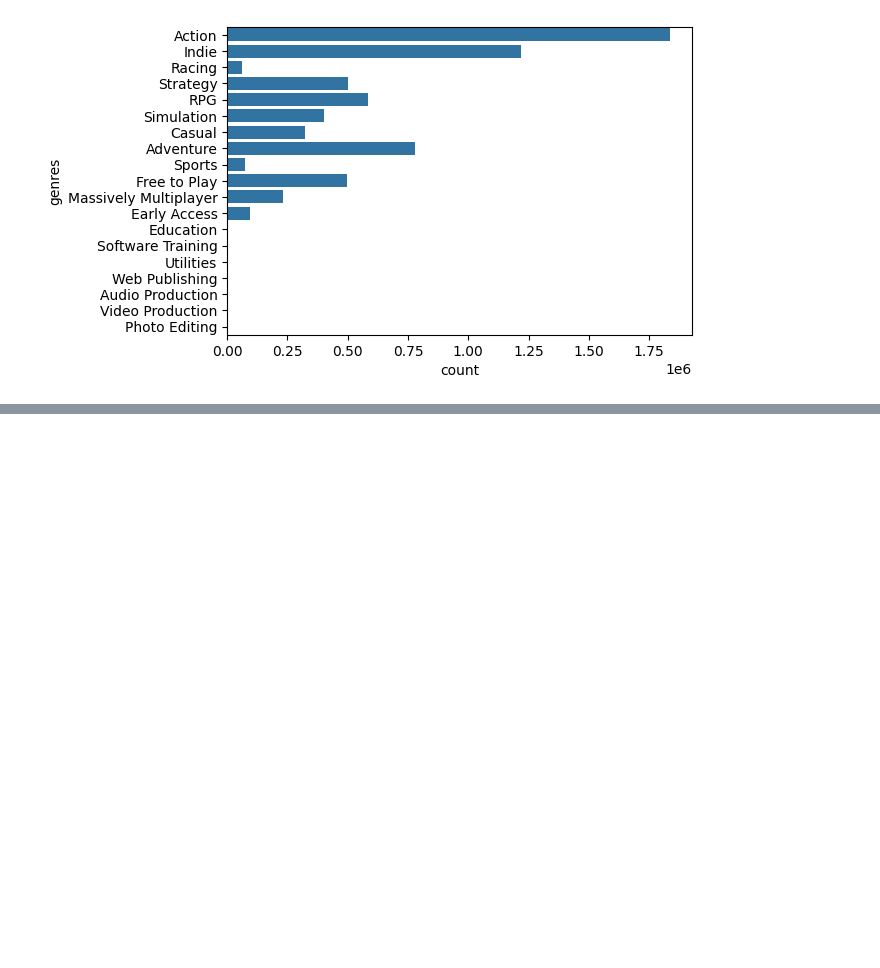
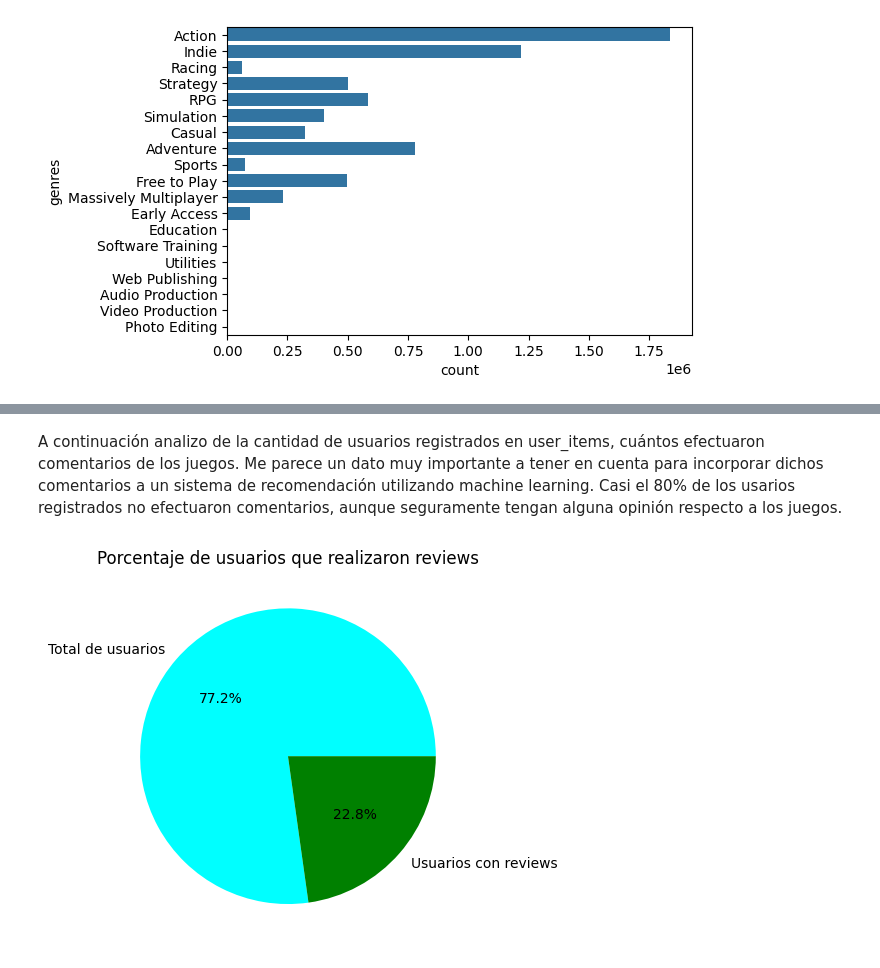
Before and after one commit to horaciomorazzo/P1-v-1.1, a Jupyter notebook: eda.ipynb, the cells around one changed output, grey strips where cells are left out. Saved outputs shown, nothing was run; the diff lists cells and outputs as text; code cells hidden in the pictures; blank space fills up the shorter version.

```diff
--- a/eda.ipynb
+++ b/eda.ipynb
@@ -37,0 +58,30 @@ dtype: object
+# %% [markdown]
+A continuación analizo de la cantidad de usuarios registrados en user_items, cuántos efectuaron comentarios de los juegos. Me parece un dato muy importante a tener en cuenta para incorporar dichos comentarios a un sistema de recomendación utilizando machine learning. Casi el 80% de los usarios registrados no efectuaron comentarios, aunque seguramente tengan alguna opinión respecto a los juegos.
+# %%
+df = pd.read_parquet('Tablas/user_items_limpio.parquet')
+# Me quedo con los usarios únicos de 2 dataframes
+df = df.drop_duplicates(subset='user_id')
+df.reset_index(drop=True, inplace=True)
+df1 = pd.read_parquet('Tablas/user_review_final.parquet')
+df1 = df1.drop_duplicates(subset='user_id')
+df1.reset_index(drop=True, inplace=True)
+# Hallo cuántos hicieron reviews
+funcion = lambda x: x in df['user_id'].values
+# aplico la función lambda a la columna 'user_id' de df
+interseccion = df1['user_id'].apply(funcion)
+# filtro el dataframe df1 según el resultado de la función lambda
+df1_filtrado = df1[interseccion]
+
+# Creo una lista con los valores a y b
+valores = [df.shape[0], df1_filtrado.shape[0]]
+# Asigno colores
+colores = ['cyan', 'green']
+# Rotulo cada sección
+etiquetas = ['Total de usuarios', 'Usuarios con reviews']
+# Defino parámetros
+plt.pie(valores, colors=colores, labels=etiquetas, autopct='%1.1f%%')
+# Muestro el gráfico
+plt.title('Porcentaje de usuarios que realizaron reviews')
+plt.show()
+# %% [output]
+[figure, added]
```
Also changed, not shown: parts of 5 cells of this notebook.
